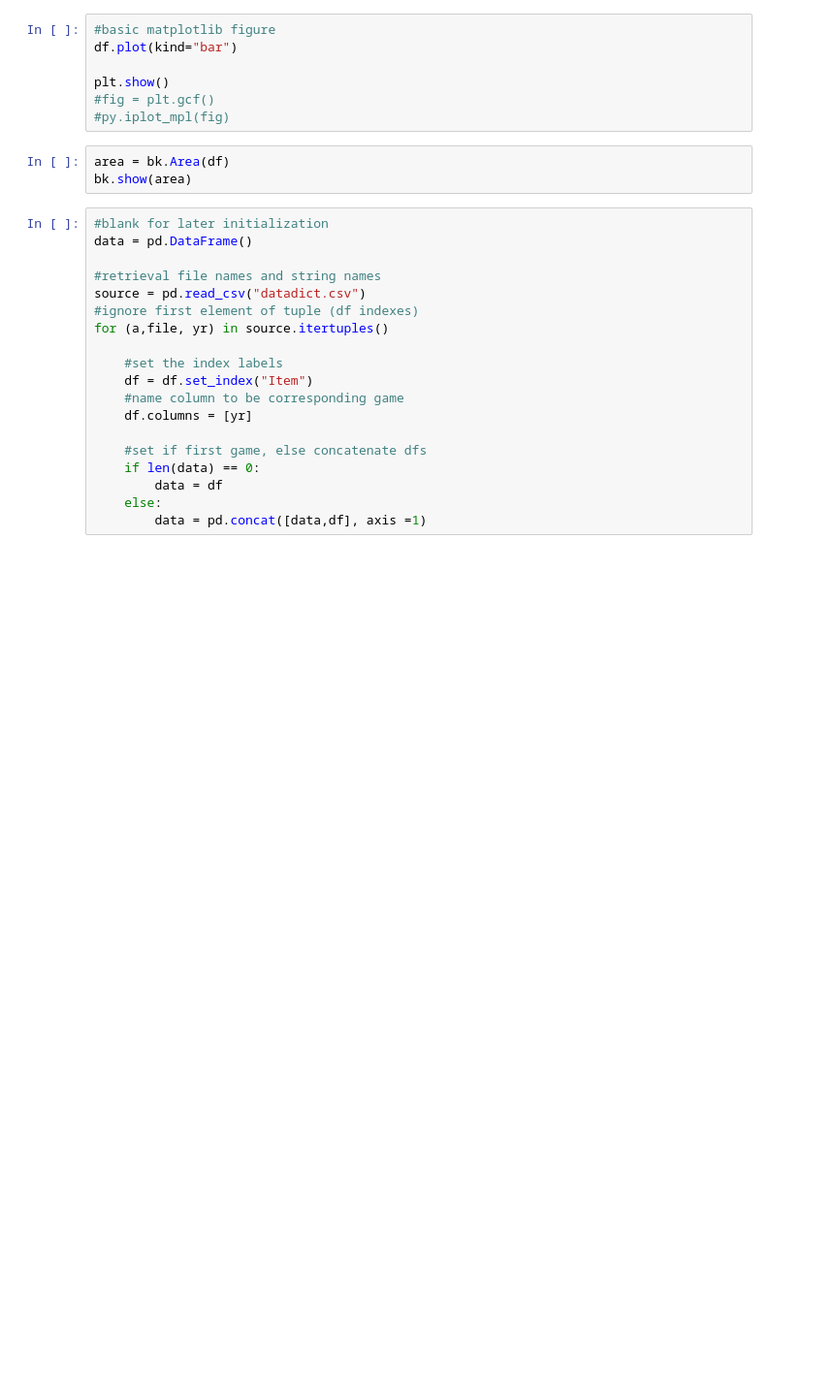
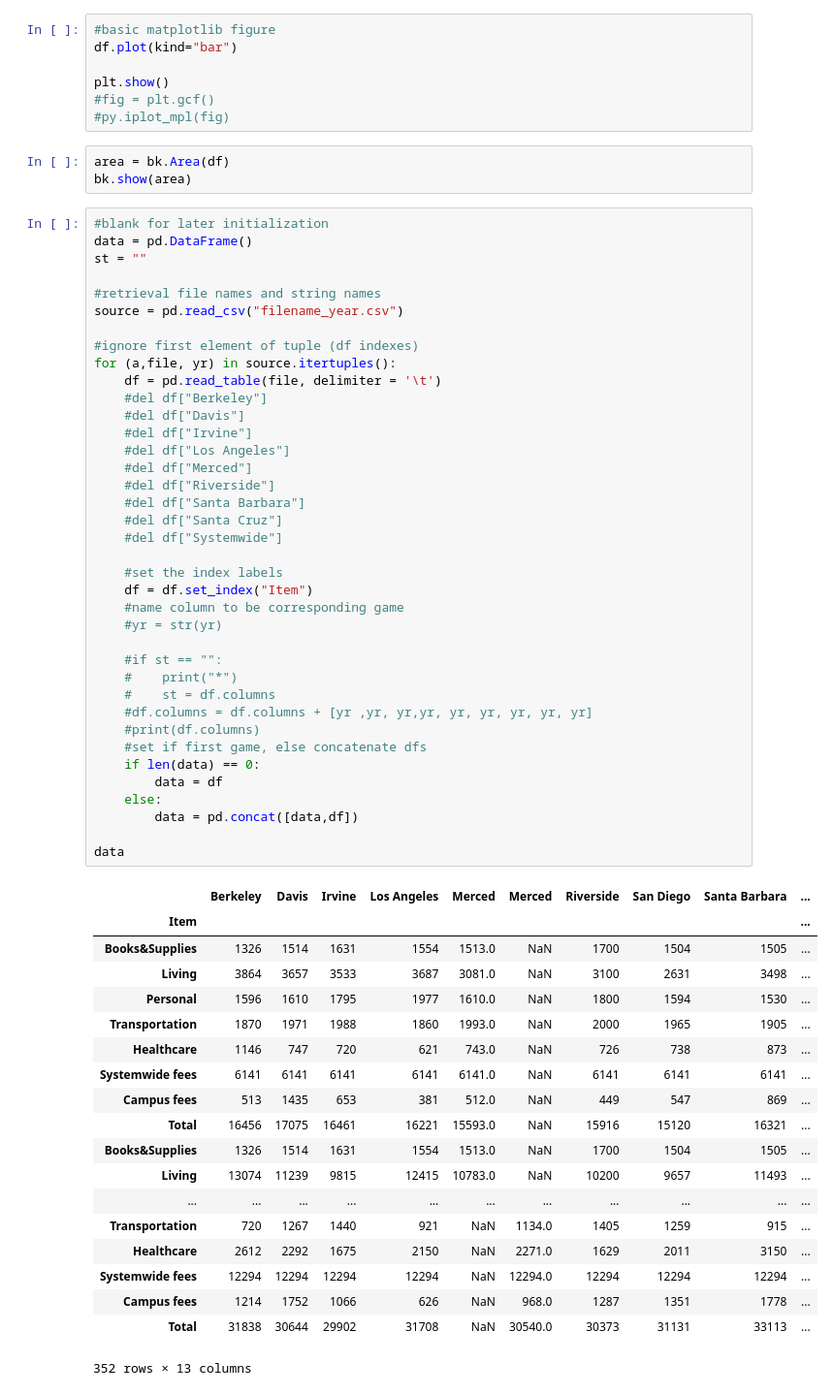
Before and after one commit to dataViz-UCSDGuardian/StudentBudgets, a Jupyter notebook: Student Budget Temp.ipynb, the cells around one changed output. Shown at 97% size. Drawn from its saved outputs; the diff is of its cells as text; blank space fills up the shorter version.

Commit message:
fixed data for tabs and spaces

```diff
--- a/Student Budget Temp.ipynb
+++ b/Student Budget Temp.ipynb
@@ -38,19 +38,58 @@ bk.show(area)
 # %%
 #blank for later initialization
 data = pd.DataFrame()
+st = ""
 
 #retrieval file names and string names
-source = pd.read_csv("datadict.csv")
+source = pd.read_csv("filename_year.csv")
+
 #ignore first element of tuple (df indexes)
-for (a,file, yr) in source.itertuples()
+for (a,file, yr) in source.itertuples():
+    df = pd.read_table(file, delimiter = '\t')
+    #del df["Berkeley"]
+    #del df["Davis"]
+    #del df["Irvine"]
+    #del df["Los Angeles"]
+    #del df["Merced"]
+    #del df["Riverside"]
+    #del df["Santa Barbara"]
+    #del df["Santa Cruz"]
+    #del df["Systemwide"]
 
     #set the index labels
     df = df.set_index("Item")
     #name column to be corresponding game
-    df.columns = [yr]
+    #yr = str(yr)
 
+    #if st == "":
+    #    print("*")
+    #    st = df.columns
+    #df.columns = df.columns + [yr ,yr, yr,yr, yr, yr, yr, yr, yr]
+    #print(df.columns)
     #set if first game, else concatenate dfs
     if len(data) == 0:
         data = df
     else:
-        data = pd.concat([data,df], axis =1)
+        data = pd.concat([data,df])
+
+data
+# %% [output]
+|  | Berkeley | Davis | Irvine | Los Angeles | Merced | Merced | Riverside | San Diego | Santa Barbara | ... |
+| Item |  |  |  |  |  |  |  |  |  | ... |
+| Books&Supplies | 1326 | 1514 | 1631 | 1554 | 1513.0 | NaN | 1700 | 1504 | 1505 | ... |
+| Living | 3864 | 3657 | 3533 | 3687 | 3081.0 | NaN | 3100 | 2631 | 3498 | ... |
+| Personal | 1596 | 1610 | 1795 | 1977 | 1610.0 | NaN | 1800 | 1594 | 1530 | ... |
+| Transportation | 1870 | 1971 | 1988 | 1860 | 1993.0 | NaN | 2000 | 1965 | 1905 | ... |
+| Healthcare | 1146 | 747 | 720 | 621 | 743.0 | NaN | 726 | 738 | 873 | ... |
+| Systemwide fees | 6141 | 6141 | 6141 | 6141 | 6141.0 | NaN | 6141 | 6141 | 6141 | ... |
+| Campus fees | 513 | 1435 | 653 | 381 | 512.0 | NaN | 449 | 547 | 869 | ... |
+| Total | 16456 | 17075 | 16461 | 16221 | 15593.0 | NaN | 15916 | 15120 | 16321 | ... |
+| Books&Supplies | 1326 | 1514 | 1631 | 1554 | 1513.0 | NaN | 1700 | 1504 | 1505 | ... |
+| Living | 13074 | 11239 | 9815 | 12415 | 10783.0 | NaN | 10200 | 9657 | 11493 | ... |
+| ... | ... | ... | ... | ... | ... | ... | ... | ... | ... | ... |
+| Transportation | 720 | 1267 | 1440 | 921 | NaN | 1134.0 | 1405 | 1259 | 915 | ... |
+| Healthcare | 2612 | 2292 | 1675 | 2150 | NaN | 2271.0 | 1629 | 2011 | 3150 | ... |
+| Systemwide fees | 12294 | 12294 | 12294 | 12294 | NaN | 12294.0 | 12294 | 12294 | 12294 | ... |
+| Campus fees | 1214 | 1752 | 1066 | 626 | NaN | 968.0 | 1287 | 1351 | 1778 | ... |
+| Total | 31838 | 30644 | 29902 | 31708 | NaN | 30540.0 | 30373 | 31131 | 33113 | ... |
+352 rows × 13 columns
```
Also changed, not shown: 5 other files.
